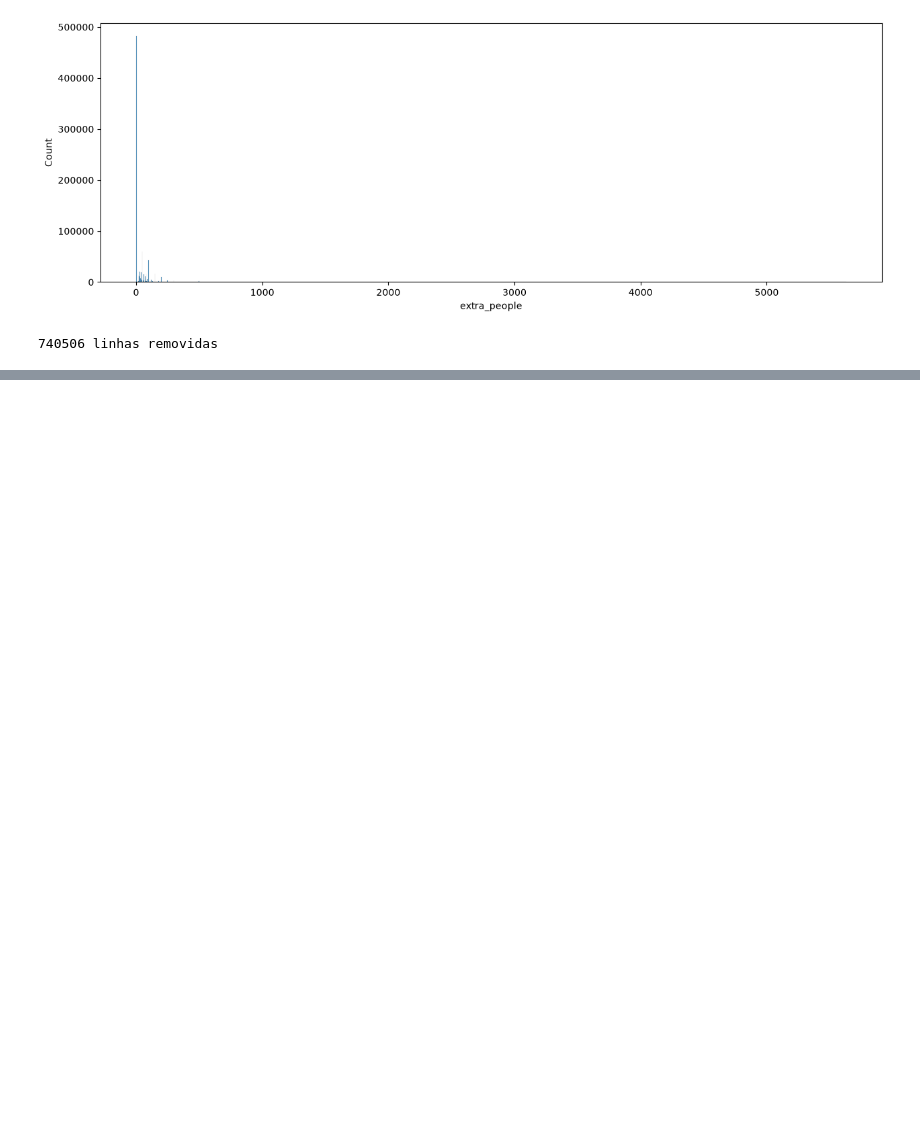
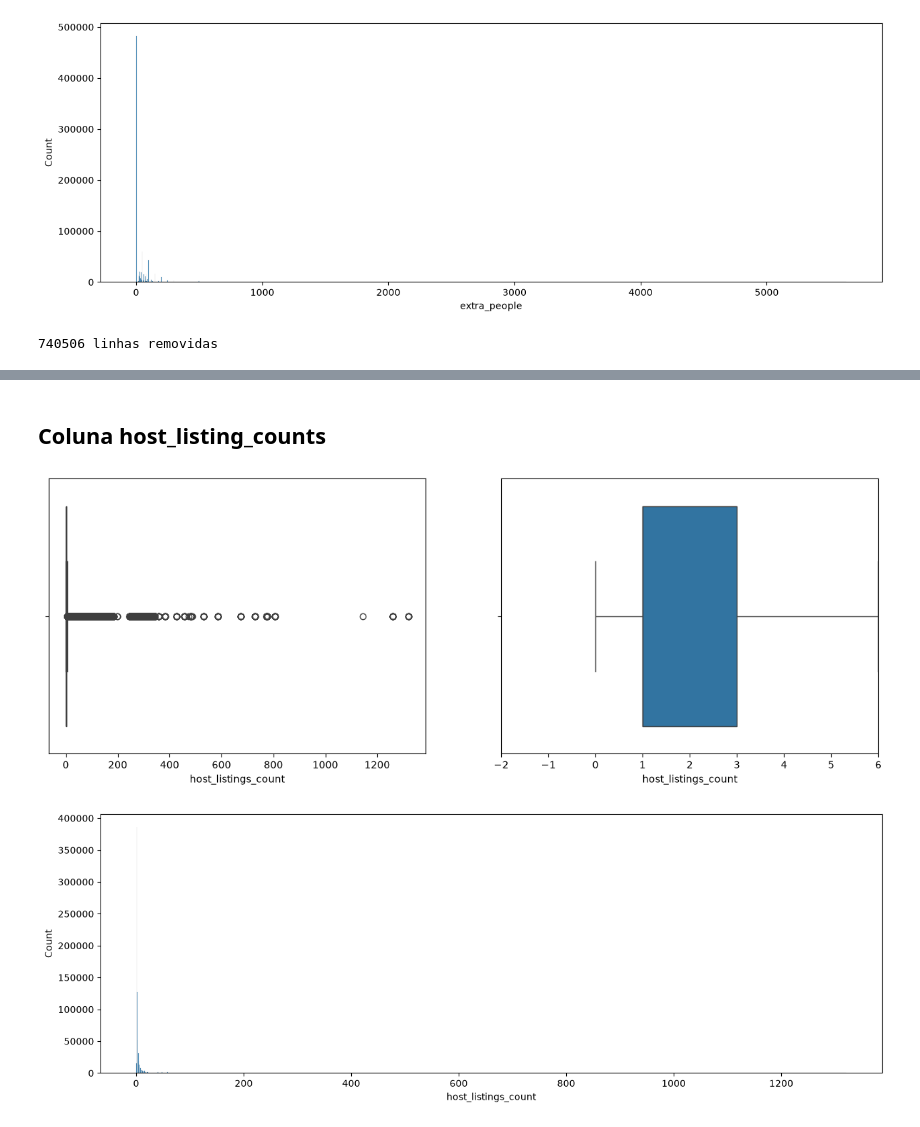
Before and after one commit to caioluizribeirochaves/Projeto-Data-Science, a Jupyter notebook: Solucao-Airbnb-Rio.ipynb, the cells around one changed output, grey strips where cells are left out. Saved outputs shown, nothing was run; the diff lists cells and outputs as text; code cells hidden in the pictures; blank space fills up the shorter version.

```diff
--- a/Solucao-Airbnb-Rio.ipynb
+++ b/Solucao-Airbnb-Rio.ipynb
@@ -232,0 +237,8 @@ print(f'{linhas_excluidas} linhas removidas')
+# %% [markdown]
+## Coluna host_listing_counts
+# %%
+diagrama_caixa(base_airbnb['host_listings_count'])
+histograma(base_airbnb['host_listings_count'])
+# %% [output]
+[figure, added]
+[figure, added]
```
Also changed, not shown: parts of 3 cells of this notebook.
